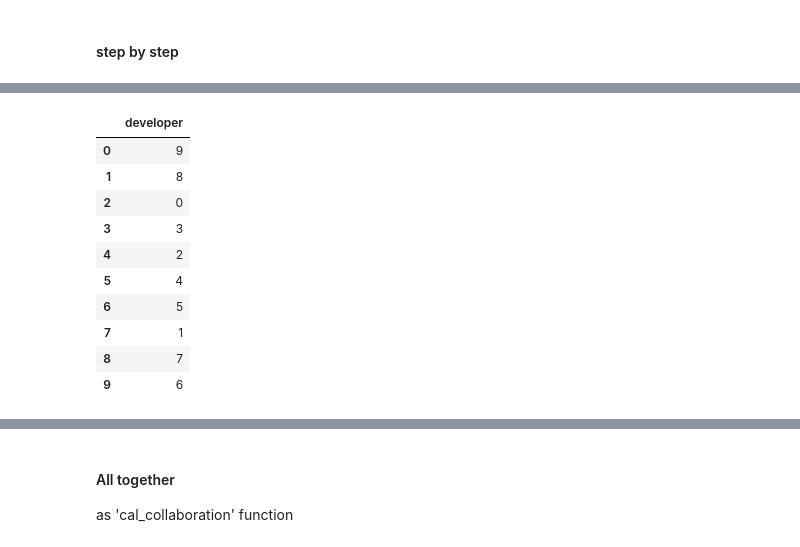
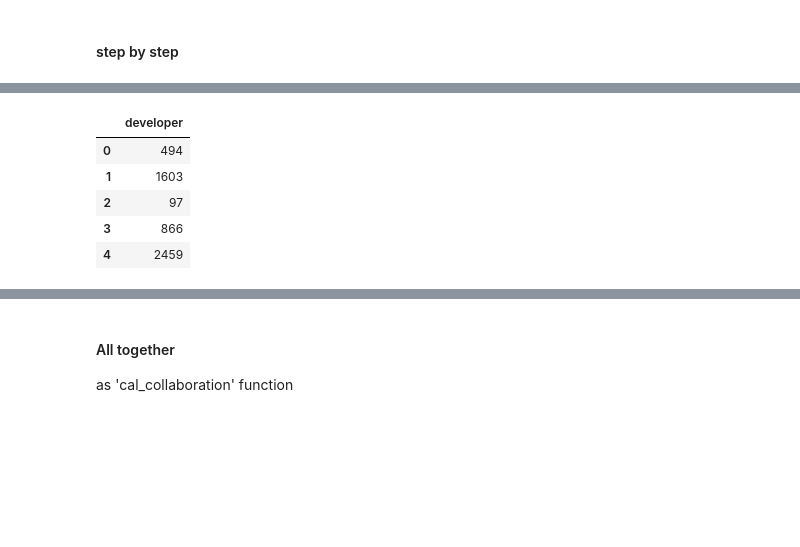
Before and after one commit to shivaZeymaran/Multi-objective-code-reviewer-recommendations, a Jupyter notebook: MyProject.ipynb, the cells around one changed output, grey strips where cells are left out. Cells and saved outputs as stored; diff of their text form; code cells hidden in the pictures; blank space fills up the shorter version.

```diff
--- a/MyProject.ipynb
+++ b/MyProject.ipynb
@@ -253,10 +293,10 @@ Extract 3 interaction metrices
 # %% [markdown]
 #### step by step
 # %%
-all_files = set()   # make a "set" of all file paths. we selected set to prevent collecting repeated files
-for pr in train:
-  for f in pr['filePaths']:
-    all_files.add(f)
+files = set()   # make a "set" of file paths. we selected set to ensure not collecting repeated files
 
-len(all_files)
+for f in test['filePaths']:
+  files.add(f)
+
+len(files)
 # %% [output]
@@ -272,7 +312,7 @@ len(all_reviewers)
 78
 # %%
 # create a dataframe that its first column is all existing files
-df = pd.DataFrame(all_files)
+df = pd.DataFrame(files)
 df.head()
 # %% [output]
 |  | 0 |
@@ -307,9 +335,10 @@ df.head()
 # %%
 # fill the values of dataframe by checking PRs one by one
-for pr in train:
-  for f in pr['filePaths']:
-    for r in pr['reviewersId']:
-      df.loc[(df['file'] == f), r] += 1
+for f in files:
+  for pr in train:
+    if f in pr['filePaths']:
+      for r in pr['reviewersId']:
+        df.loc[(df['file'] == f), r] += 1
 
 df.head()
 # %% [output]
@@ -384,8 +405,7 @@ def cal_expertise(train, test):
 # %%
 all_devs = set()   # make a "set" of all developers
 for pr in train:
-  for d in pr['ownerId']:
-    all_devs.add(d)
+  all_devs.add(pr['ownerId'])
 
 len(all_devs)
 # %% [output]
@@ -397,20 +417,15 @@ len(all_reviewers)
 # %%
 # create a dataframe that its first column is all existing developers
 df = pd.DataFrame(all_devs)
 df = df.rename(columns={0:'developer'})
-df
+df.head()
 # %% [output]
 |  | developer |
-| 0 | 9 |
-| 1 | 8 |
-| 2 | 0 |
-| 3 | 3 |
-| 4 | 2 |
-| 5 | 4 |
-| 6 | 5 |
-| 7 | 1 |
-| 8 | 7 |
-| 9 | 6 |
+| 0 | 494 |
+| 1 | 1603 |
+| 2 | 97 |
+| 3 | 866 |
+| 4 | 2459 |
 # %%
 # add a column of zeros for each existing reviewer to dataframe
 for r in all_reviewers:
```
Also changed, not shown: parts of 42 cells of this notebook.
